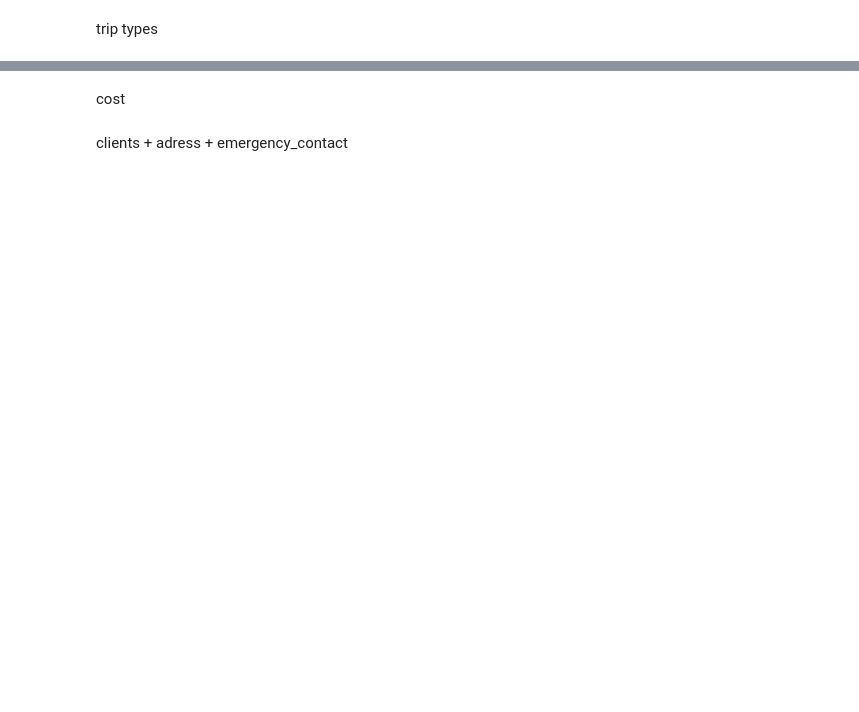
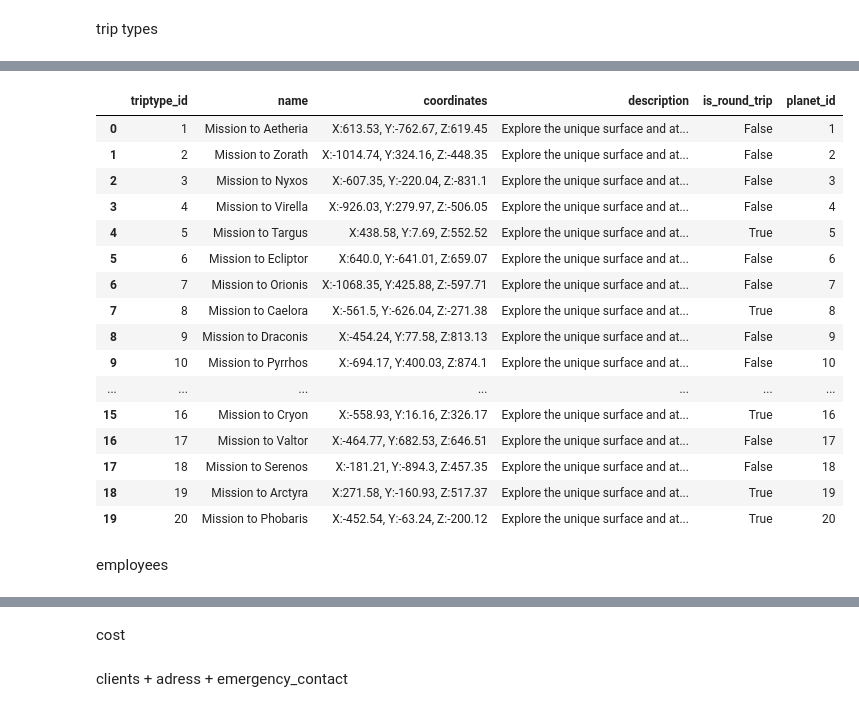
Before and after one commit to werojskz/space_database, a Jupyter notebook: data_creation.ipynb, the cells around one changed output, grey strips where cells are left out. Cells and saved outputs as stored; diff of their text form; code cells hidden in the pictures; blank space fills up the shorter version.

Commit message:
data_insertion

```diff
--- a/data_creation.ipynb
+++ b/data_creation.ipynb
@@ -171,0 +105,29 @@ NameError: name 'df_planets' is not defined
+# %%
+import math
+import pandas as pd
+
+# Zakładam, że df_planets już istnieje (jeśli nie, trzeba go wcześniej załadować z CSV)
+
+# Step 1: Generate a trip type for each planet
+trip_types = []
+
+for i, row in df_planets.iterrows():
+    distance_from_origin = math.sqrt(row["x_coord"]**2 + row["y_coord"]**2 + row["z_coord"]**2)
+    is_round_trip = distance_from_origin < 900  # one-way if far from (0,0,0)
+
+    trip_types.append({
+        "triptype_id": i + 1,
+        "name": f"Mission to {row['planet']}",
+        "coordinates": f"X:{row['x_coord']}, Y:{row['y_coord']}, Z:{row['z_coord']}",
+        "description": f"Explore the unique surface and atmosphere of planet {row['planet']}.",
+        "is_round_trip": is_round_trip,
+        "planet_id": row["planet_id"]
+    })
+
+# Convert to DataFrame and save
+df_trip_types = pd.DataFrame(trip_types)
+
+# Zmień ścieżkę na swoją lokalną, np. na Pulpit
+#df_trip_types.to_csv("trip_types_linked_to_planets.csv", index=False)
+
+# Show previe
@@ -171,0 +149,22 @@ NameError: name 'df_planets' is not defined
+# %%
+df_trip_types
+# %% [output]
+|  | triptype_id | name | coordinates | description | is_round_trip | planet_id |
+| 0 | 1 | Mission to Aetheria | X:613.53, Y:-762.67, Z:619.45 | Explore the unique surface and at... | False | 1 |
+| 1 | 2 | Mission to Zorath | X:-1014.74, Y:324.16, Z:-448.35 | Explore the unique surface and at... | False | 2 |
+| 2 | 3 | Mission to Nyxos | X:-607.35, Y:-220.04, Z:-831.1 | Explore the unique surface and at... | False | 3 |
+| 3 | 4 | Mission to Virella | X:-926.03, Y:279.97, Z:-506.05 | Explore the unique surface and at... | False | 4 |
+| 4 | 5 | Mission to Targus | X:438.58, Y:7.69, Z:552.52 | Explore the unique surface and at... | True | 5 |
+| 5 | 6 | Mission to Ecliptor | X:640.0, Y:-641.01, Z:659.07 | Explore the unique surface and at... | False | 6 |
+| 6 | 7 | Mission to Orionis | X:-1068.35, Y:425.88, Z:-597.71 | Explore the unique surface and at... | False | 7 |
+| 7 | 8 | Mission to Caelora | X:-561.5, Y:-626.04, Z:-271.38 | Explore the unique surface and at... | True | 8 |
+| 8 | 9 | Mission to Draconis | X:-454.24, Y:77.58, Z:813.13 | Explore the unique surface and at... | False | 9 |
+| 9 | 10 | Mission to Pyrrhos | X:-694.17, Y:400.03, Z:874.1 | Explore the unique surface and at... | False | 10 |
+| ... | ... | ... | ... | ... | ... | ... |
+| 15 | 16 | Mission to Cryon | X:-558.93, Y:16.16, Z:326.17 | Explore the unique surface and at... | True | 16 |
+| 16 | 17 | Mission to Valtor | X:-464.77, Y:682.53, Z:646.51 | Explore the unique surface and at... | False | 17 |
+| 17 | 18 | Mission to Serenos | X:-181.21, Y:-894.3, Z:457.35 | Explore the unique surface and at... | False | 18 |
+| 18 | 19 | Mission to Arctyra | X:271.58, Y:-160.93, Z:517.37 | Explore the unique surface and at... | True | 19 |
+| 19 | 20 | Mission to Phobaris | X:-452.54, Y:-63.24, Z:-200.12 | Explore the unique surface and at... | True | 20 |
+# %% [markdown]
+employees
```
Also changed, not shown: parts of 25 cells of this notebook, 12 other files.
